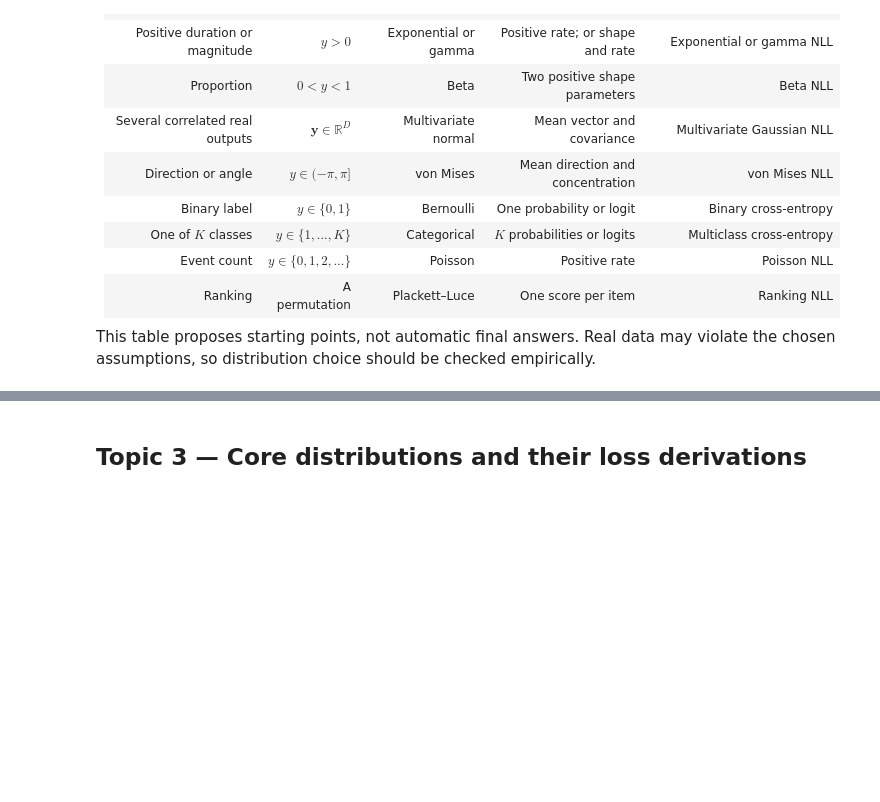
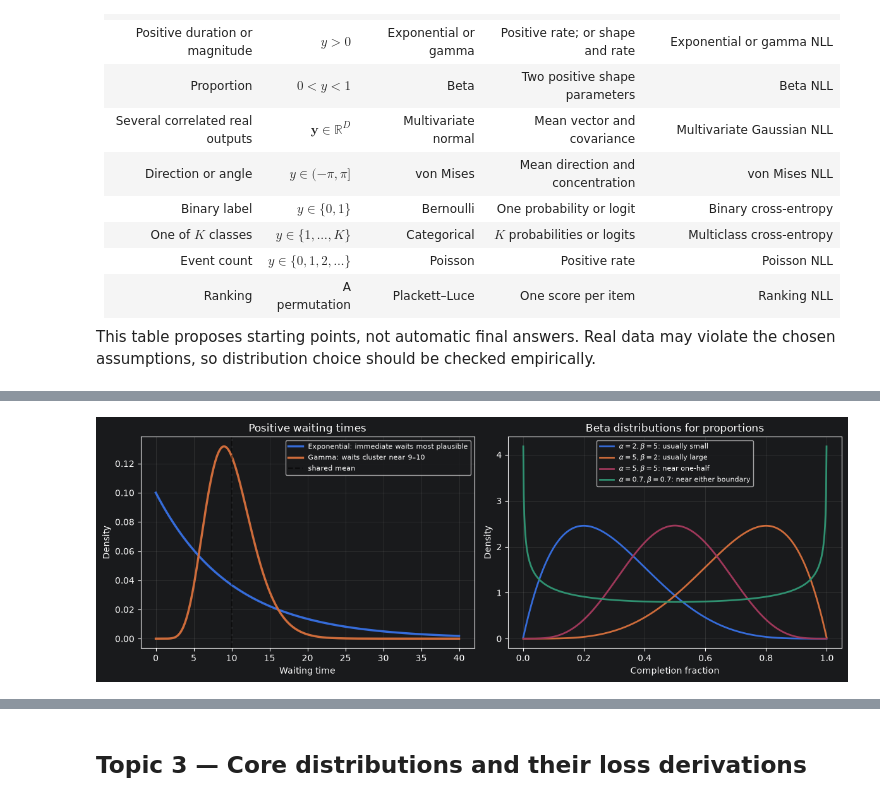
Before and after one commit to majorgilles/understanding-deep-learning-prince, a Jupyter notebook: chapters/05-loss-functions/notebooks/chapter_05_distribution_selection_and_loss_guide.ipynb, the cells around one changed output, grey strips where cells are left out. Saved outputs shown, nothing was run; the diff lists cells and outputs as text; code cells hidden in the pictures; blank space fills up the shorter version.

```diff
--- a/chapters/05-loss-functions/notebooks/chapter_05_distribution_selection_and_loss_guide.ipynb
+++ b/chapters/05-loss-functions/notebooks/chapter_05_distribution_selection_and_loss_guide.ipynb
@@ -298,0 +454,41 @@ This table proposes starting points, not automatic final answers. Real data may
+# %%
+import numpy as np
+import matplotlib.pyplot as plt
+from scipy.stats import beta as beta_dist
+from scipy.stats import expon, gamma
+
+fig, axes = plt.subplots(1, 2, figsize=(12, 4.3))
+
+# Same mean 10, different shapes.
+y = np.linspace(0.001, 40, 700)
+axes[0].plot(y, expon.pdf(y, scale=10), linewidth=2.5,
+             label="Exponential: immediate waits most plausible")
+axes[0].plot(y, gamma.pdf(y, a=10, scale=1), linewidth=2.5,
+             label="Gamma: waits cluster near 9–10")
+axes[0].axvline(10, color="black", linestyle="--", alpha=0.5, label="shared mean")
+axes[0].set_title("Positive waiting times")
+axes[0].set_xlabel("Waiting time")
+axes[0].set_ylabel("Density")
+axes[0].legend(fontsize=8)
+
+# Beta shapes for proportions.
+y = np.linspace(0.001, 0.999, 600)
+for a, b, description in [
+    (2, 5, "usually small"),
+    (5, 2, "usually large"),
+    (5, 5, "near one-half"),
+    (0.7, 0.7, "near either boundary"),
+]:
+    axes[1].plot(y, beta_dist.pdf(y, a, b), linewidth=2,
+                 label=fr"$\alpha={a},\beta={b}$: {description}")
+axes[1].set_title("Beta distributions for proportions")
+axes[1].set_xlabel("Completion fraction")
+axes[1].set_ylabel("Density")
+axes[1].legend(fontsize=8)
+
+for ax in axes:
+    ax.grid(alpha=0.2)
+fig.tight_layout()
+plt.show()
+# %% [output]
+[figure, added]
```
Also changed, not shown: parts of 17 cells of this notebook, 2 other files.
